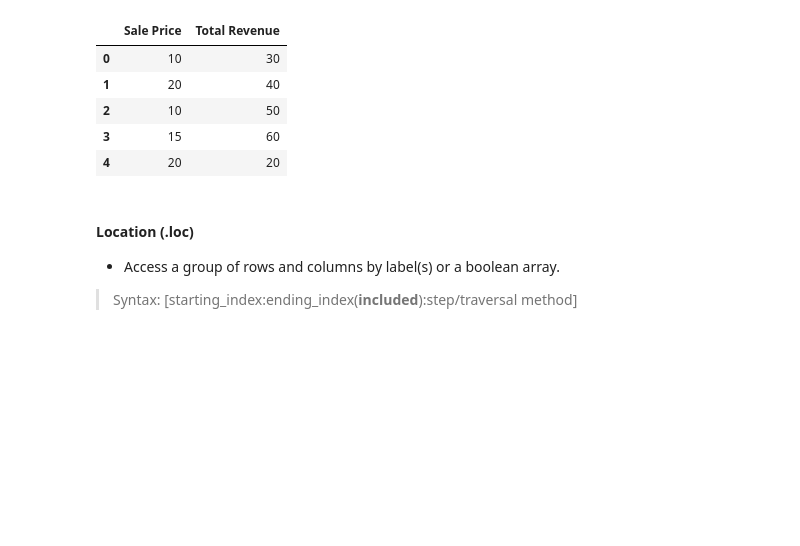
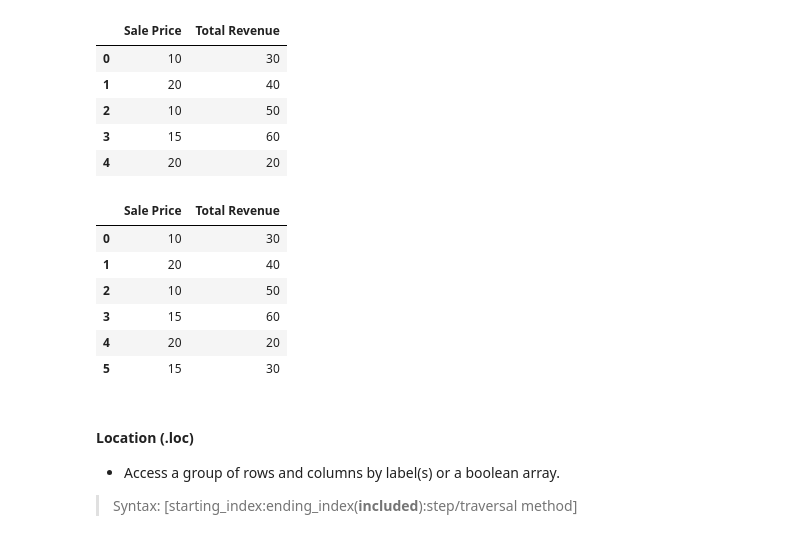
Before and after one commit to AkoKBIkeda/DAU02_Bootcamp, a Jupyter notebook: Module 4/pandas_basics.ipynb, the cells around one changed output. Saved outputs shown, nothing was run; the diff lists cells and outputs as text; code cells hidden in the pictures; blank space fills up the shorter version.

```diff
--- a/Modele 4/pandas_basics.ipynb
+++ b/Module 4/pandas_basics.ipynb
@@ -368,6 +368,16 @@ sales_df.iloc[0:5, 2:] # or can be [0:5, 2:4]
 | 2 | 10 | 50 |
 | 3 | 15 | 60 |
 | 4 | 20 | 20 |
+# %%
+sales_df.iloc[0:, 2:4]
+# %% [output]
+|  | Sale Price | Total Revenue |
+| 0 | 10 | 30 |
+| 1 | 20 | 40 |
+| 2 | 10 | 50 |
+| 3 | 15 | 60 |
+| 4 | 20 | 20 |
+| 5 | 15 | 30 |
 # %% [markdown]
 #### **Location (.loc)**
 - Access a group of rows and columns by label(s) or a boolean array.
```
Also changed, not shown: parts of 2 cells of this notebook, 6 other files.
